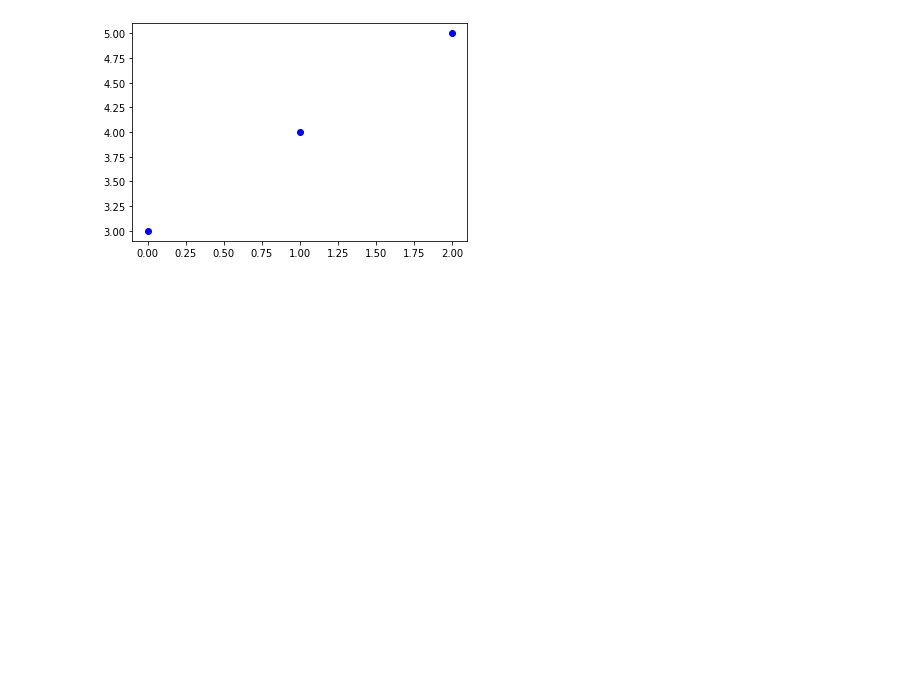
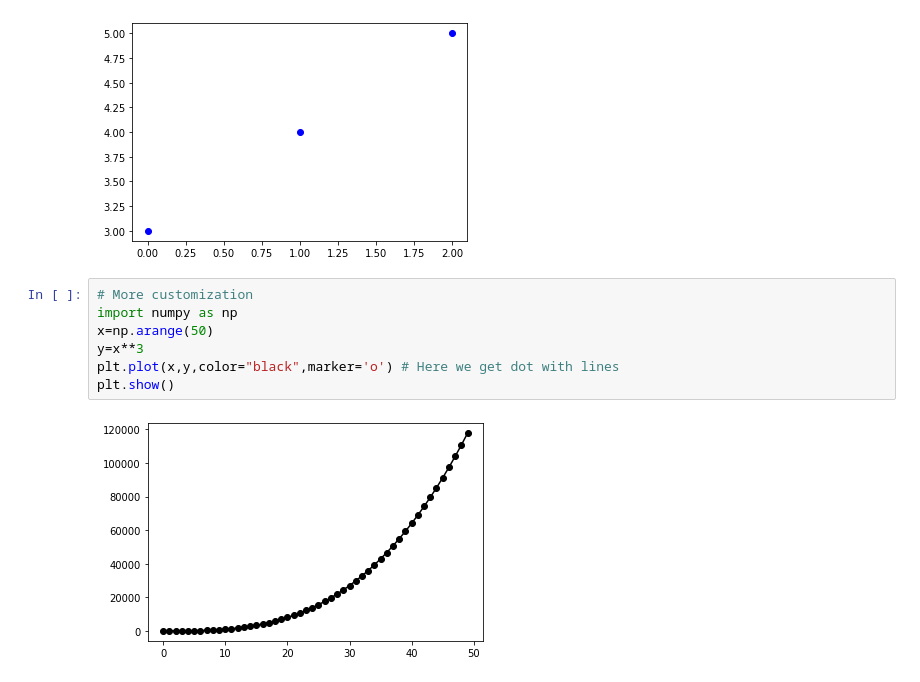
Before and after one commit to ankit-akp/DS-ML-Tutorial, a Jupyter notebook: Python/Plotting Graphs/Plotting graphs tut.ipynb, the cells around one changed output. Saved outputs shown, nothing was run; the diff lists cells and outputs as text; blank space fills up the shorter version.

Commit message:
plotting graph update

```diff
--- a/Python/Plotting Graphs/Plotting graphs tut.ipynb
+++ b/Python/Plotting Graphs/Plotting graphs tut.ipynb
@@ -102,3 +102,12 @@ plt.plot(a,'bo') # a is treated as y and x will be range(0,len(a))
 plt.show()
 # %% [output]
 [figure]
+# %%
+# More customization
+import numpy as np
+x=np.arange(50)
+y=x**3
+plt.plot(x,y,color="black",marker='o') # Here we get dot with lines
+plt.show()
+# %% [output]
+[figure, added]
```
Also changed, not shown: parts of 14 cells of this notebook, 1 other file.
